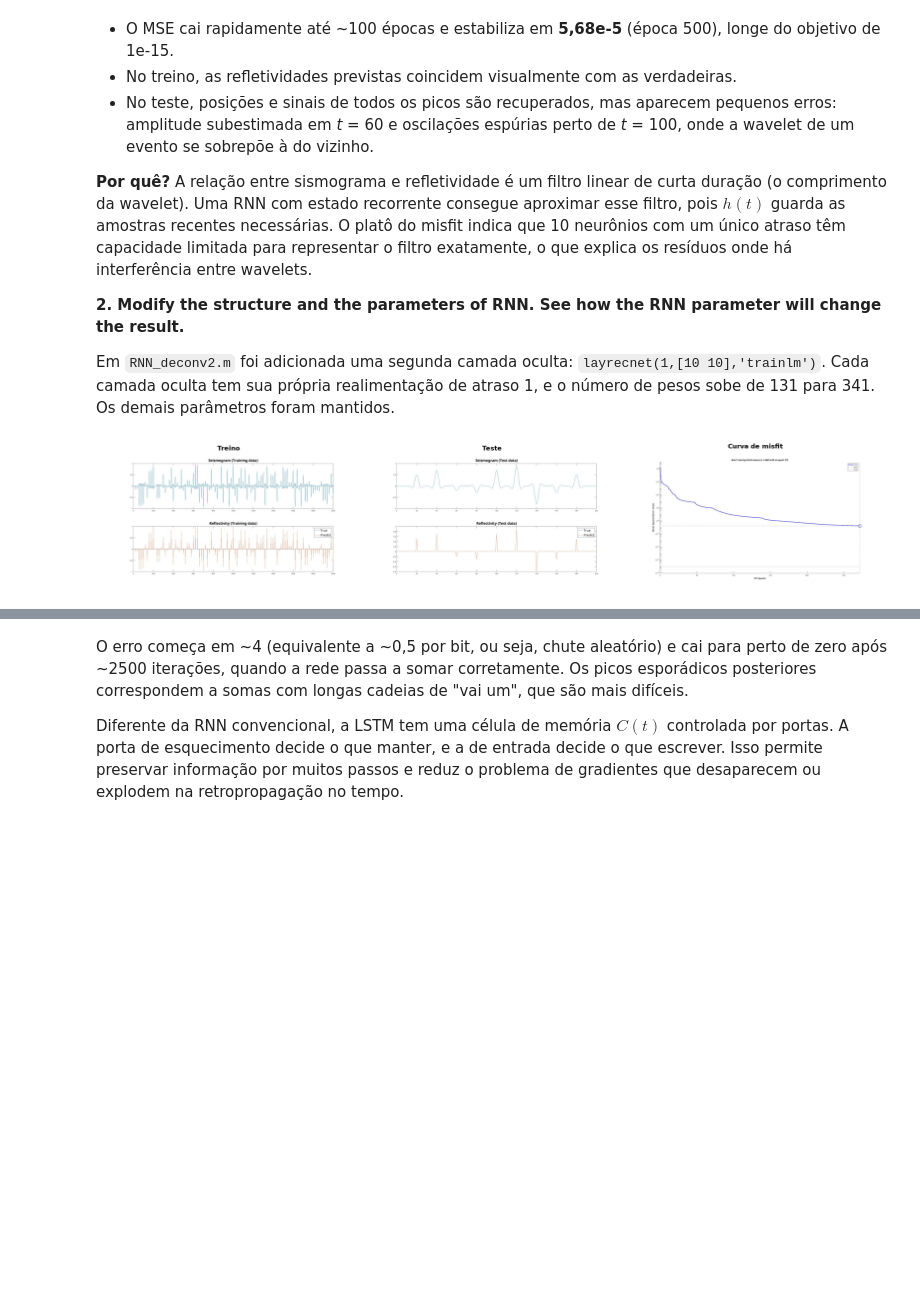
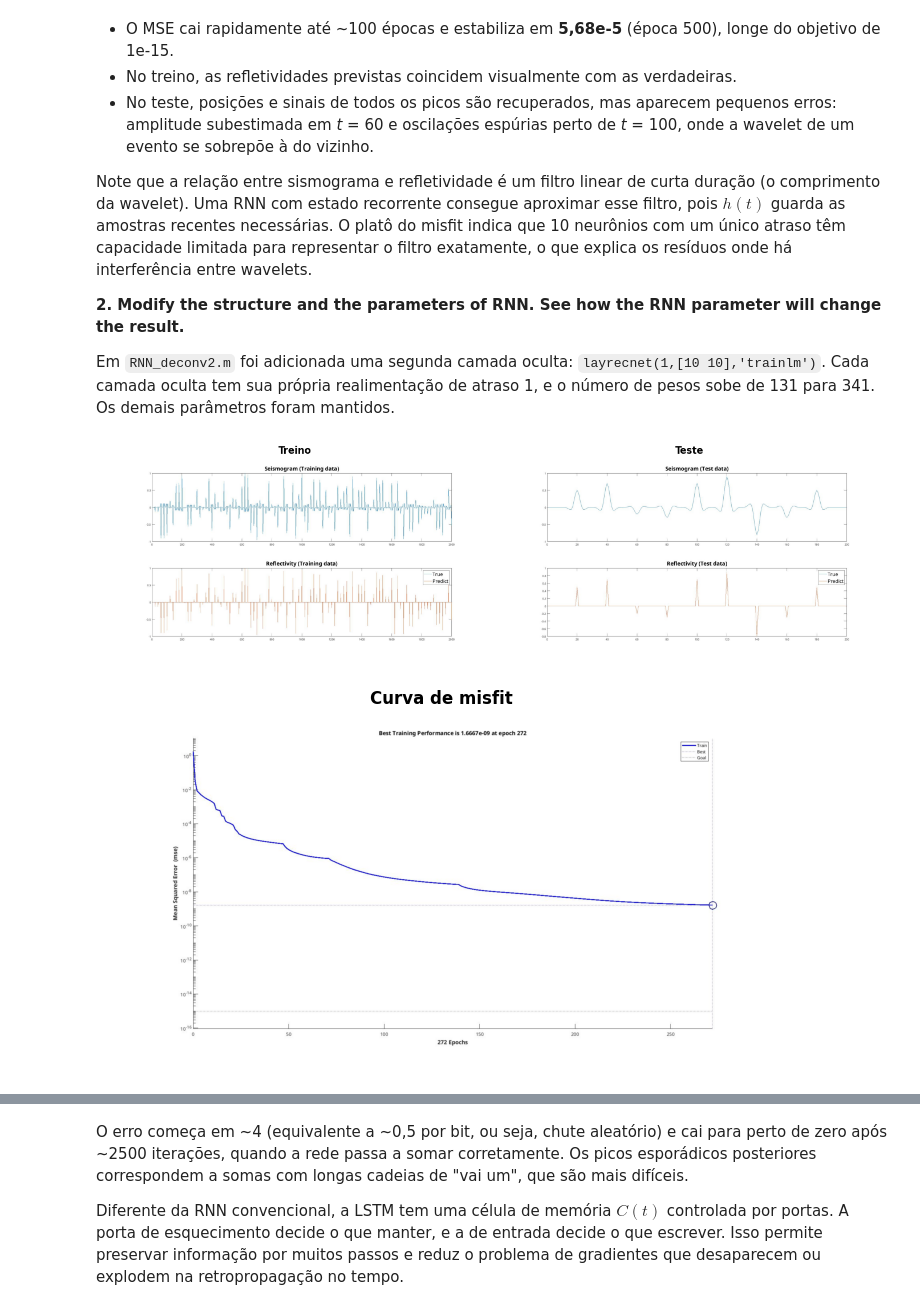
Before and after one commit to raphaelramosds/ppgeec2327, a Jupyter notebook: Exercicio5-caps12/Exercicio5_cap12_Raphael_Ramos.ipynb, the cells around one changed output, grey strips where cells are left out. Drawn from its saved outputs; the diff is of its cells as text; code cells hidden in the pictures; blank space fills up the shorter version.

```diff
--- a/Exercicio5-caps12/Exercicio5_cap12_Raphael_Ramos.ipynb
+++ b/Exercicio5-caps12/Exercicio5_cap12_Raphael_Ramos.ipynb
@@ -54,7 +57,7 @@ visualizar([
 - No treino, as refletividades previstas coincidem visualmente com as verdadeiras.
 - No teste, posições e sinais de todos os picos são recuperados, mas aparecem pequenos erros: amplitude subestimada em *t* = 60 e oscilações espúrias perto de *t* = 100, onde a wavelet de um evento se sobrepõe à do vizinho.
 
-**Por quê?** A relação entre sismograma e refletividade é um filtro linear de curta duração (o comprimento da wavelet). Uma RNN com estado recorrente consegue aproximar esse filtro, pois $h(t)$ guarda as amostras recentes necessárias. O platô do misfit indica que 10 neurônios com um único atraso têm capacidade limitada para representar o filtro exatamente, o que explica os resíduos onde há interferência entre wavelets.
+Note que a relação entre sismograma e refletividade é um filtro linear de curta duração (o comprimento da wavelet). Uma RNN com estado recorrente consegue aproximar esse filtro, pois $h(t)$ guarda as amostras recentes necessárias. O platô do misfit indica que 10 neurônios com um único atraso têm capacidade limitada para representar o filtro exatamente, o que explica os resíduos onde há interferência entre wavelets.
 
 **2. Modify the structure and the parameters of RNN. See how the RNN parameter will change the result.**
 
@@ -63,8 +66,13 @@ Em `RNN_deconv2.m` foi adicionada uma segunda camada oculta: `layrecnet(1,[10 10
 visualizar([
     ("Treino", "imagens/RNN_deconv_2_training.jpg"),
     ("Teste", "imagens/RNN_deconv_2_test.jpg"),
-    ("Curva de misfit", "imagens/RNN_deconv_2_misfit.jpg"),
 ])
 # %% [output]
-[figure, old version]
+[figure, new version]
+# %%
+visualizar([
+    ("Curva de misfit", "imagens/RNN_deconv_2_misfit.jpg"),
+])
+# %% [output]
+[figure, added]
 # %% [markdown]
```
Also changed, not shown: parts of 6 cells of this notebook.
